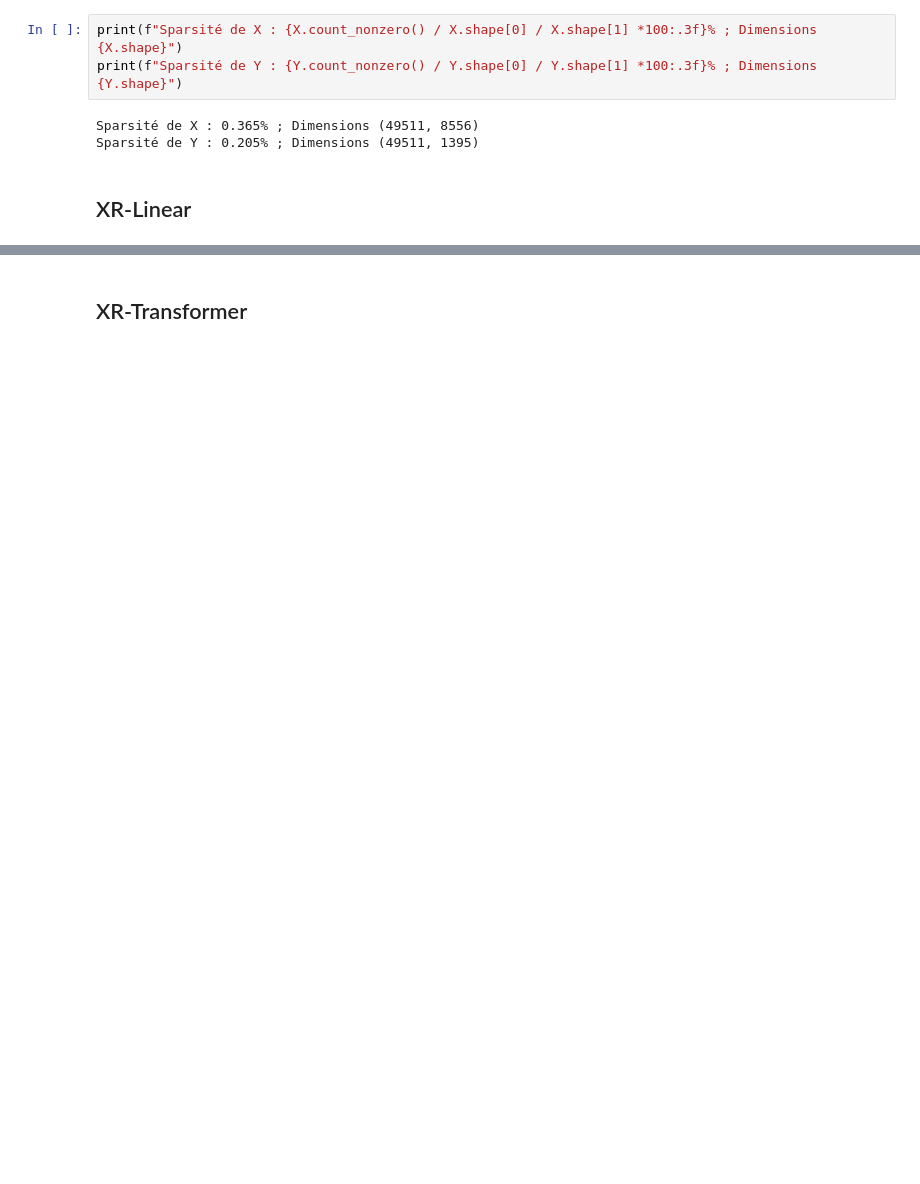
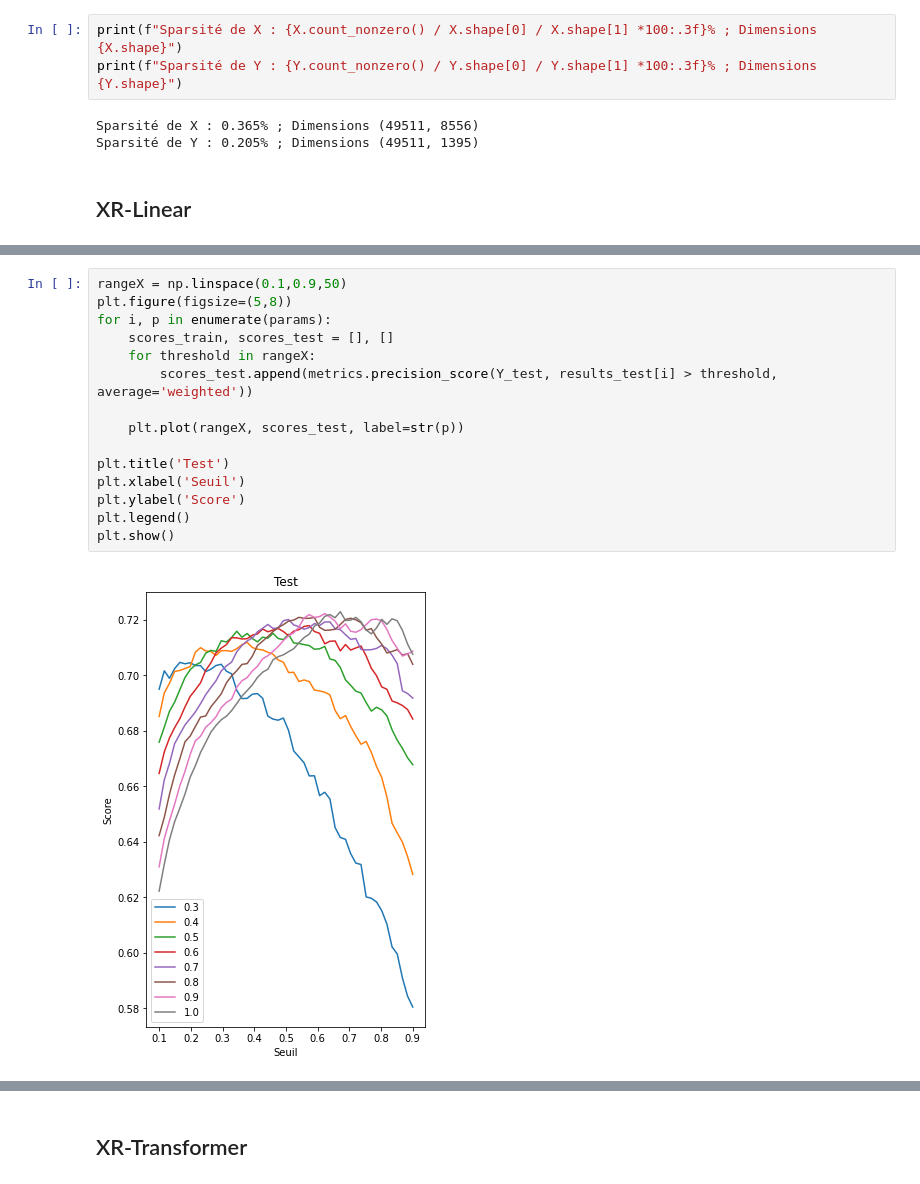
Before and after one commit to mGolos/Machine-Learning-Examples, a Jupyter notebook: examples/question_tagging/Pecos.ipynb, the cells around one changed output, grey strips where cells are left out. Drawn from its saved outputs; the diff is of its cells as text; blank space fills up the shorter version.

```diff
--- a/examples/question_tagging/Pecos.ipynb
+++ b/examples/question_tagging/Pecos.ipynb
@@ -93,0 +166,17 @@ Wall time: 25.9 s
+# %%
+rangeX = np.linspace(0.1,0.9,50)
+plt.figure(figsize=(5,8))
+for i, p in enumerate(params):
+    scores_train, scores_test = [], []
+    for threshold in rangeX:
+        scores_test.append(metrics.precision_score(Y_test, results_test[i] > threshold, average='weighted'))
+
+    plt.plot(rangeX, scores_test, label=str(p))
+
+plt.title('Test')
+plt.xlabel('Seuil')
+plt.ylabel('Score')
+plt.legend()
+plt.show()
+# %% [output]
+[figure, added]
```
Also changed, not shown: parts of 28 cells of this notebook.
